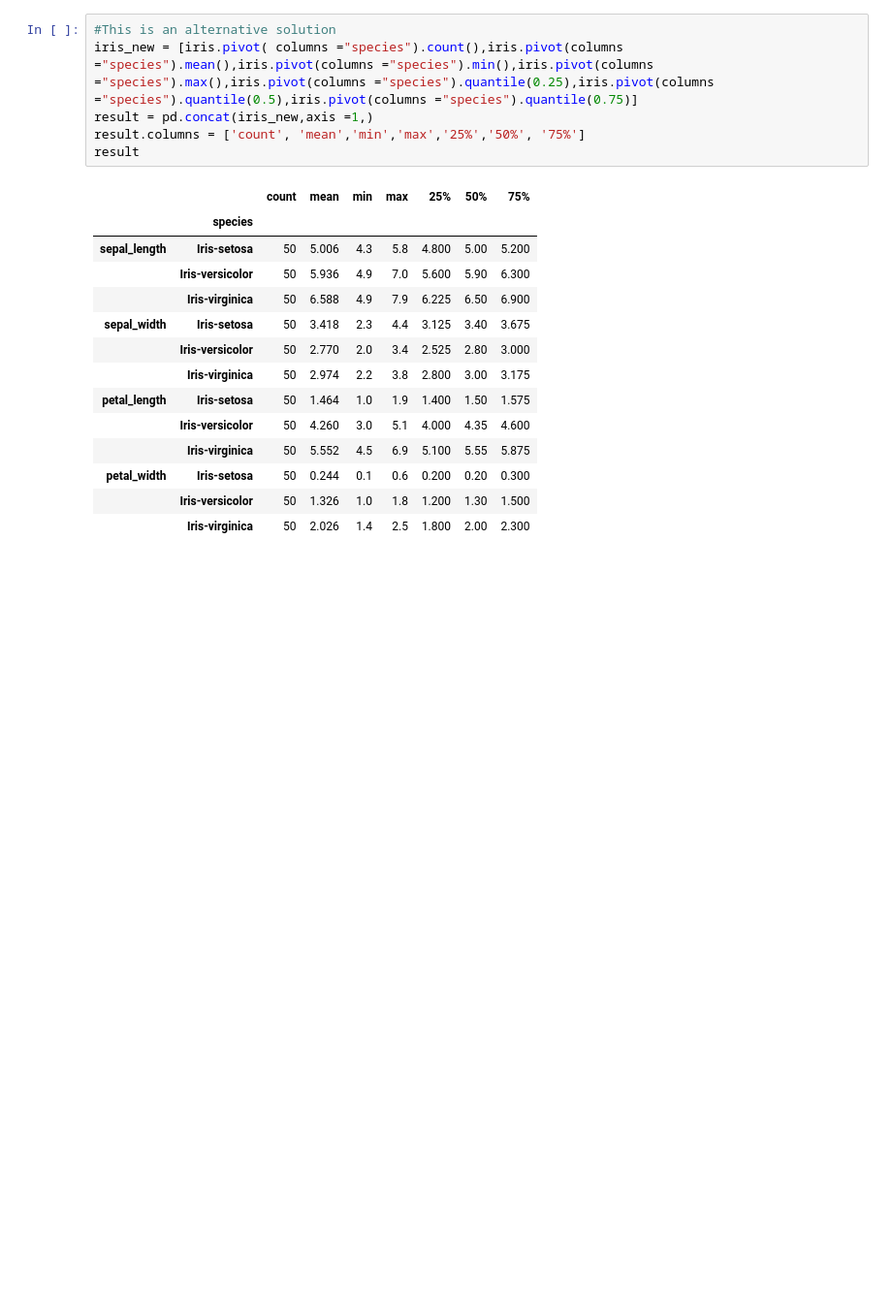
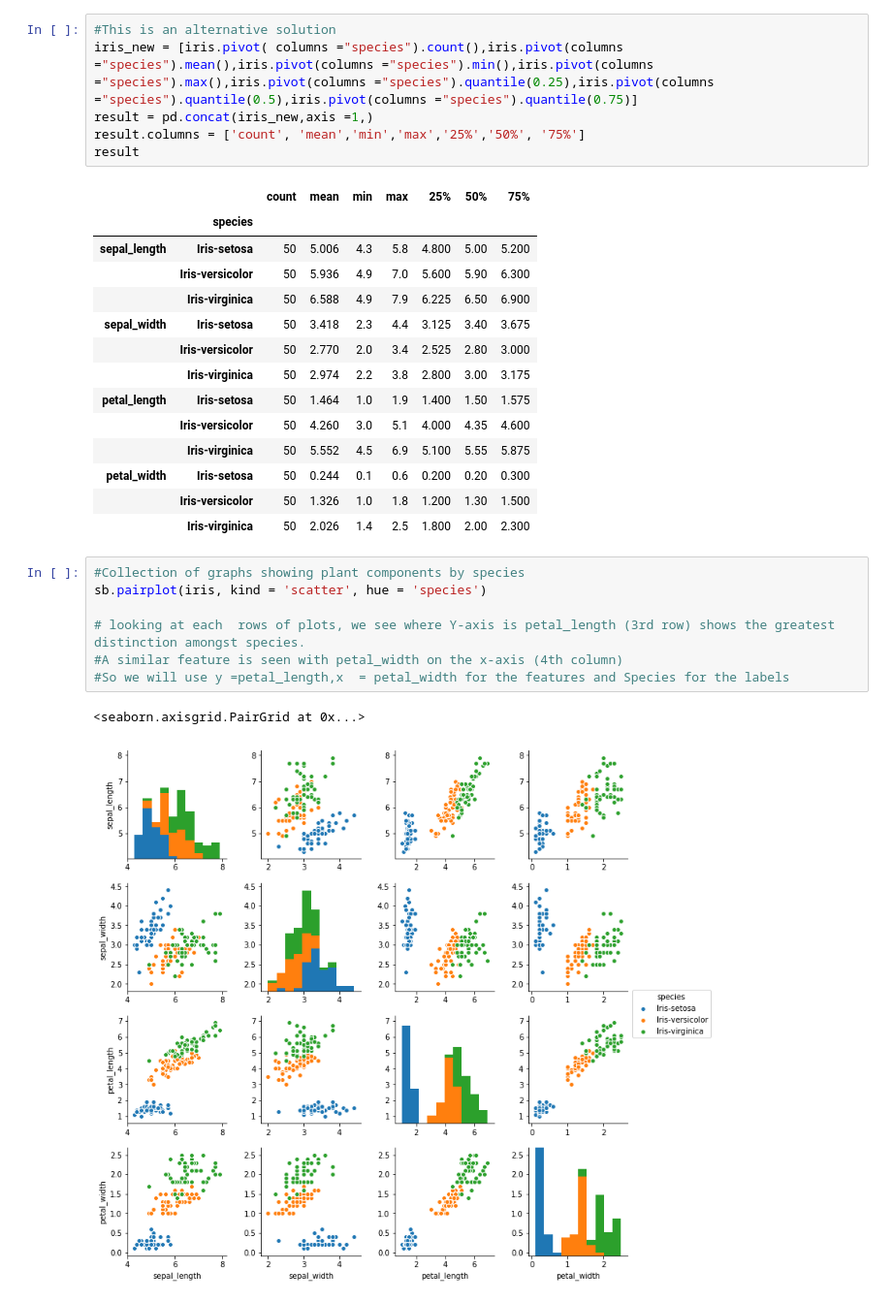
Before and after one commit to 3Thiago/Data-Science-Analtyics, a Jupyter notebook: IrisDataAnaysis.ipynb, the cells around one changed output. Shown at 97% size. Cells and saved outputs as stored; diff of their text form; blank space fills up the shorter version.

```diff
--- a/IrisDataAnaysis.ipynb
+++ b/IrisDataAnaysis.ipynb
@@ -198,3 +134,13 @@ result
 | petal_width | Iris-setosa | 50 | 0.244 | 0.1 | 0.6 | 0.200 | 0.20 | 0.300 |
 |  | Iris-versicolor | 50 | 1.326 | 1.0 | 1.8 | 1.200 | 1.30 | 1.500 |
 |  | Iris-virginica | 50 | 2.026 | 1.4 | 2.5 | 1.800 | 2.00 | 2.300 |
+# %%
+#Collection of graphs showing plant components by species
+sb.pairplot(iris, kind = 'scatter', hue = 'species')
+
+# looking at each  rows of plots, we see where Y-axis is petal_length (3rd row) shows the greatest distinction amongst species.
+#A similar feature is seen with petal_width on the x-axis (4th column)
+#So we will use y =petal_length,x  = petal_width for the features and Species for the labels
+# %% [output]
+<seaborn.axisgrid.PairGrid at 0x...>
+[figure, added]
```
Also changed, not shown: parts of 12 cells of this notebook.
